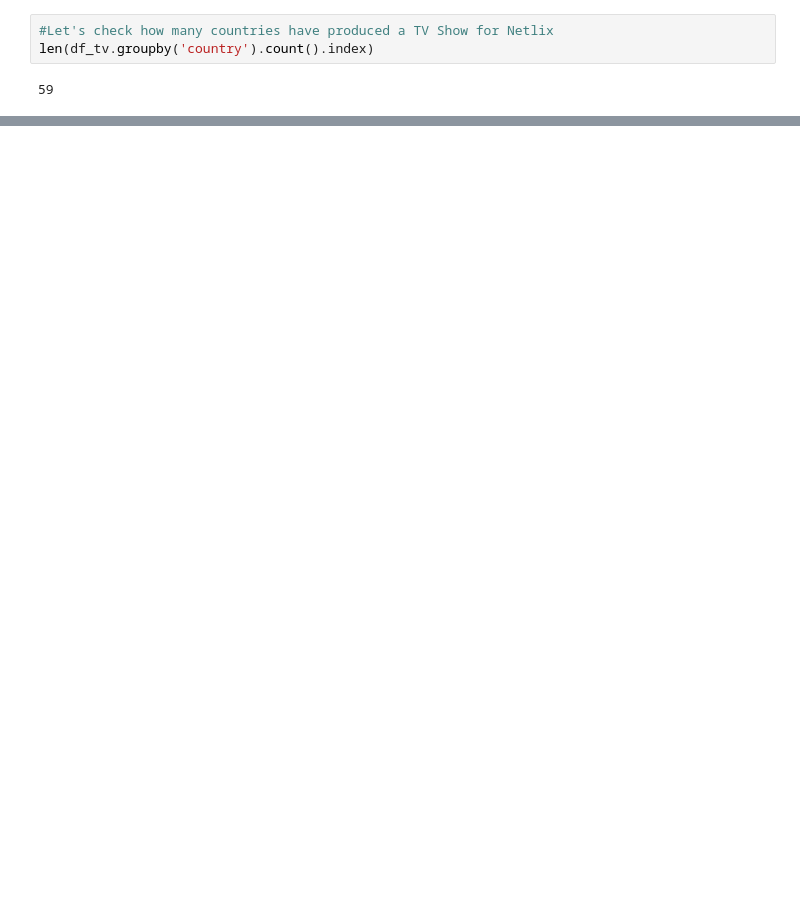
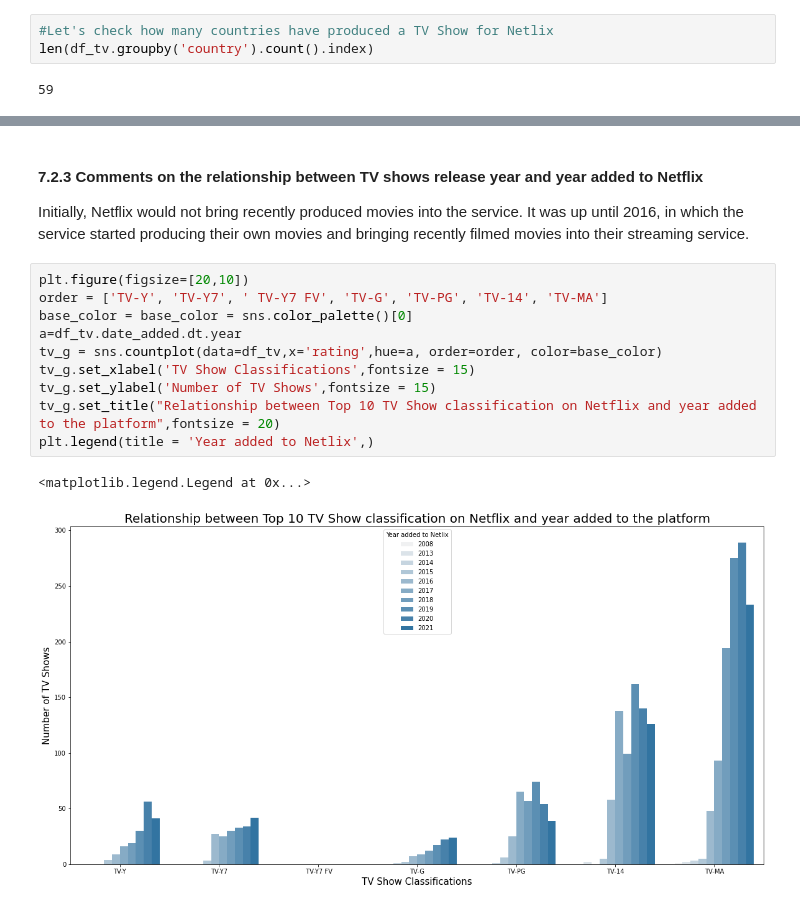
Before and after one commit to Mannygcg/Netflix-Data--Cleaning--Analysis-and-Visualisation, a Jupyter notebook: Netflix_Data_Wrangling_and_Visualisation.ipynb, the cells around one changed output, grey strips where cells are left out. Drawn from its saved outputs; the diff is of its cells as text; blank space fills up the shorter version.

```diff
--- a/Netflix_Data_Wrangling_and_Visualisation.ipynb
+++ b/Netflix_Data_Wrangling_and_Visualisation.ipynb
@@ -326,0 +433,16 @@ len(df_tv.groupby('release_year').count().index)
+# %% [markdown]
+#### 7.2.3 Comments on the relationship between TV shows release year and year added to Netflix
+Initially, Netflix would not bring recently produced movies into the service. It was up until 2016, in which the service started producing their own movies and bringing recently filmed movies into their streaming service.
+# %%
+plt.figure(figsize=[20,10])
+order = ['TV-Y', 'TV-Y7', ' TV-Y7 FV', 'TV-G', 'TV-PG', 'TV-14', 'TV-MA']
+base_color = base_color = sns.color_palette()[0]
+a=df_tv.date_added.dt.year
+tv_g = sns.countplot(data=df_tv,x='rating',hue=a, order=order, color=base_color)
+tv_g.set_xlabel('TV Show Classifications',fontsize = 15)
+tv_g.set_ylabel('Number of TV Shows',fontsize = 15)
+tv_g.set_title("Relationship between Top 10 TV Show classification on Netflix and year added to the platform",fontsize = 20)
+plt.legend(title = 'Year added to Netlix',)
+# %% [output]
+<matplotlib.legend.Legend at 0x...>
+[figure, added]
```
Also changed, not shown: parts of 33 cells of this notebook, 2 other files.
